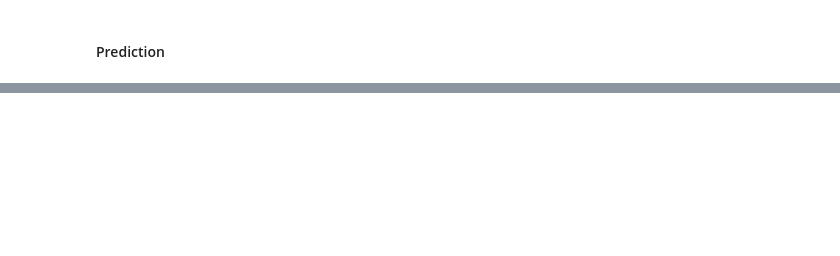
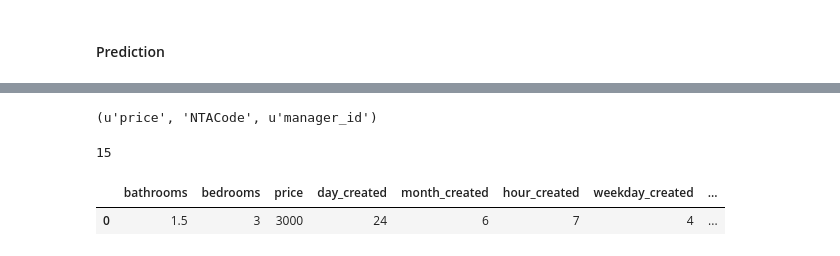
Before and after one commit to ah3200/renthop-kaggle, a Jupyter notebook: Feature_engineer_and_modeling-Copy1.ipynb, the cells around one changed output, grey strips where cells are left out. Drawn from its saved outputs; the diff is of its cells as text; code cells hidden in the pictures; blank space fills up the shorter version.

```diff
--- a/Feature_engineer_and_modeling-Copy1.ipynb
+++ b/Feature_engineer_and_modeling-Copy1.ipynb
@@ -360,0 +460,13 @@ sub.to_csv('./submission/submission_2017-03-20_r1.csv', index=False)
+# %%
+train[simple_features].columns[2], train[simple_features].columns[14], train[simple_features].columns[10]
+# %% [output]
+(u'price', 'NTACode', u'manager_id')
+# %%
+len(simple_features)
+# %% [output]
+15
+# %%
+train[simple_features].head(1)
+# %% [output]
+|  | bathrooms | bedrooms | price | day_created | month_created | hour_created | weekday_created | ... |
+| 0 | 1.5 | 3 | 3000 | 24 | 6 | 7 | 4 | ... |
```
Also changed, not shown: parts of 36 cells of this notebook.
